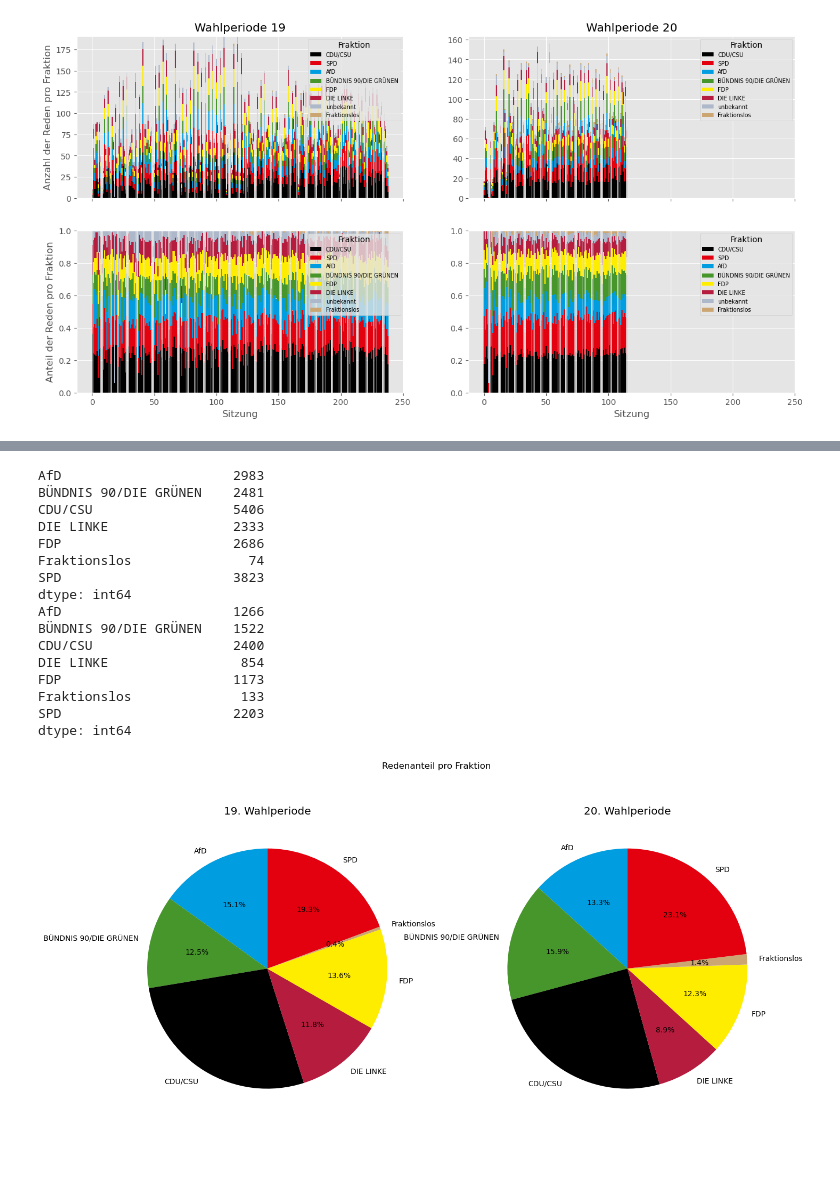
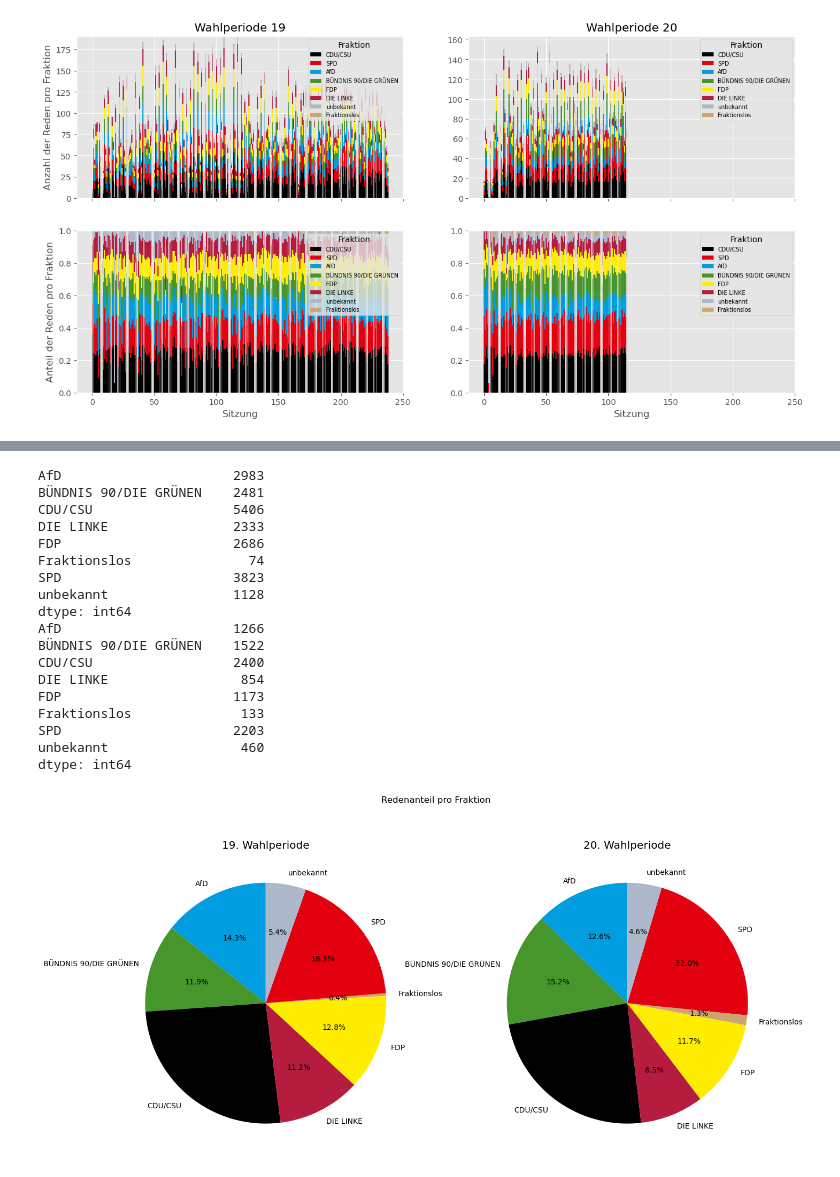
Before and after one commit to xTerradon/bundestag, a Jupyter notebook: main.ipynb, the cells around one changed output, grey strips where cells are left out. Saved outputs shown, nothing was run; the diff lists cells and outputs as text; code cells hidden in the pictures.

```diff
--- a/main.ipynb
+++ b/main.ipynb
@@ -380,35 +249,37 @@ Text(0, 0.5, 'Anteil der Reden pro Fraktion')
 fig, axs = plt.subplots(1, len(wahlperioden))
 fig.suptitle("Redenanteil pro Fraktion")
 for i, wahlperiode in enumerate(wahlperioden):
     reden = df.loc[df.loc[:,("metadata","wahlperiode")] == wahlperiode,"reden"]
-    reden = reden.drop(columns=["unbekannt","gesamt"])
+    reden = reden.drop(columns=["gesamt"])
     reden_gesamt = reden.sum(axis=0)
     print(reden_gesamt)
     axs[i].set_title(str(wahlperiode) + ". Wahlperiode")
     axs[i].pie(
         reden_gesamt,
         labels=reden_gesamt.index,
         colors=[FRAKTIONEN_FARBEN_DICT[fraktion] for fraktion in reden_gesamt.index.values],
         autopct='%1.1f%%',
         startangle=90)
 # %% [output]
 AfD                      2983
 BÜNDNIS 90/DIE GRÜNEN    2481
 CDU/CSU                  5406
 DIE LINKE                2333
 FDP                      2686
 Fraktionslos               74
 SPD                      3823
+unbekannt                1128
 dtype: int64
 AfD                      1266
 BÜNDNIS 90/DIE GRÜNEN    1522
 CDU/CSU                  2400
 DIE LINKE                 854
 FDP                      1173
 Fraktionslos              133
 SPD                      2203
+unbekannt                 460
 dtype: int64
-[figure, old version]
+[figure, new version]
 # %%
 fig, axs = plt.subplots(1, len(wahlperioden))
 fig.suptitle("Entschuldigungsanteil pro Fraktion")
```
Also changed, not shown: parts of 8 cells of this notebook, 1 other file.
